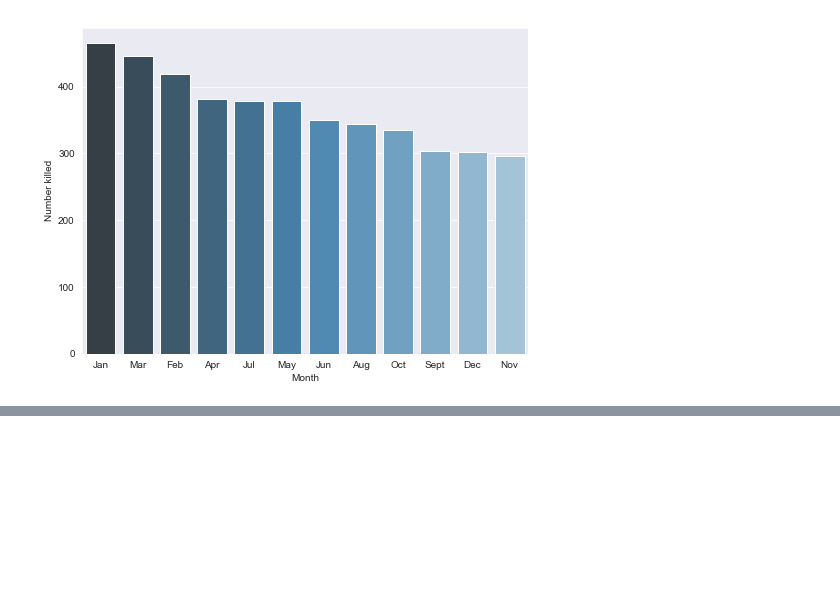
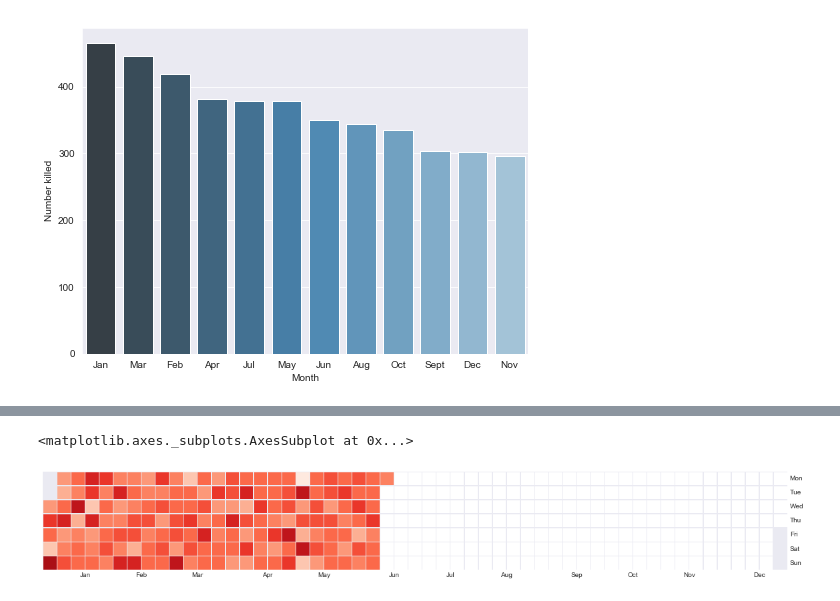
Before and after one commit to aclao89/Police_Shootings, a Jupyter notebook: Untitled.ipynb, the cells around one changed output, grey strips where cells are left out. Cells and saved outputs as stored; diff of their text form; code cells hidden in the pictures; blank space fills up the shorter version.

```diff
--- a/Untitled.ipynb
+++ b/Untitled.ipynb
@@ -244,0 +306,9 @@ January
+# %%
+fig = plt.figure(figsize=(20,10))
+
+calmap.yearplot(df_clean.groupby(['date'])['death_count'].sum().diff(),
+                 fillcolor='white', cmap='Reds', linewidth=0.3, year=2020)
+# plt.title('Daily Confirmed Cases', fontsize=18)
+# %% [output]
+<matplotlib.axes._subplots.AxesSubplot at 0x...>
+[figure, added]
```
Also changed, not shown: parts of 6 cells of this notebook.
